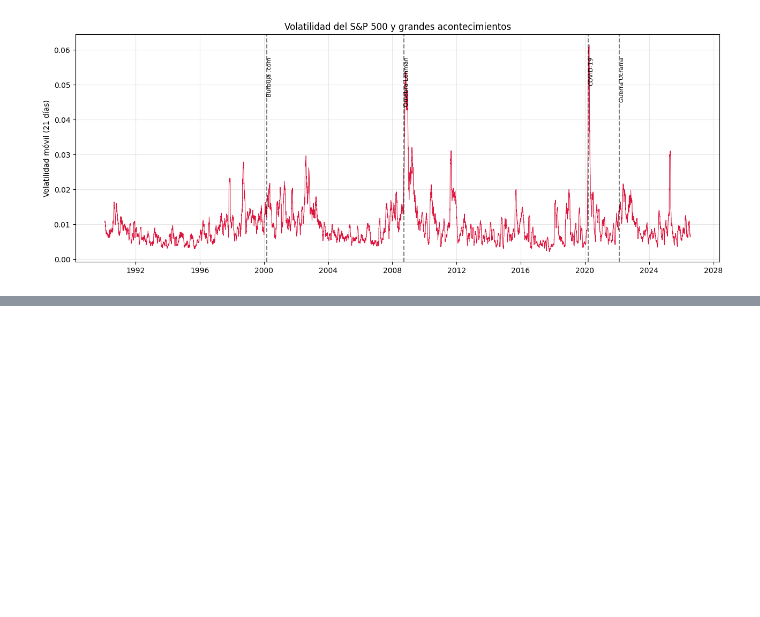
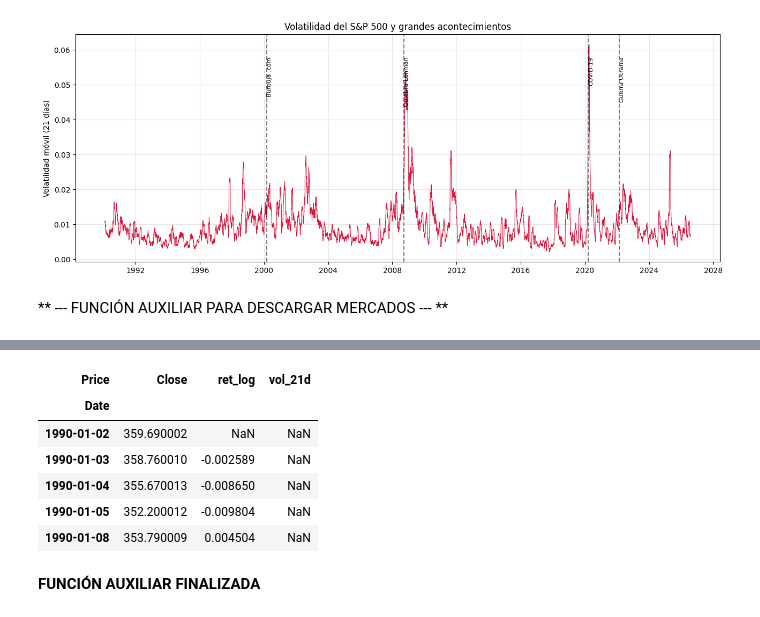
Before and after one commit to cristiangaymartin/tfm-estados-mercado, a Jupyter notebook: notebooks/01_ingesta.ipynb, the cells around one changed output, grey strips where cells are left out. Saved outputs shown, nothing was run; the diff lists cells and outputs as text; code cells hidden in the pictures; blank space fills up the shorter version.

```diff
--- a/notebooks/01_ingesta.ipynb
+++ b/notebooks/01_ingesta.ipynb
@@ -188,3 +189,43 @@ plt.tight_layout()
 plt.show()
 # %% [output]
 [figure]
+# %% [markdown]
+** --- FUNCIÓN AUXILIAR PARA DESCARGAR MERCADOS --- **
+# %%
+def cargar_mercado(ticker, start="1990-01-01"):
+    """
+    Descarga un índice de Yahoo Finance y devuelve una tabla limpia
+    con precio de cierre, log-rendimiento y volatilidad móvil de 21 días.
+
+    Parámetros:
+        ticker (str): símbolo del índice en Yahoo Finance (ej. '^GSPC').
+        start (str): fecha de inicio en formato 'AAAA-MM-DD'.
+
+    Devuelve:
+        DataFrame con columnas: Close, ret_log, vol_21d.
+    """
+    # 1. Descarga
+    df = yf.download(ticker, start=start, auto_adjust=True, progress=False)
+
+    # 2. Aplanar el MultiIndex (quedarnos con el primer nivel de nombres)
+    if isinstance(df.columns, pd.MultiIndex):
+        df.columns = df.columns.droplevel(1)
+
+    # 3. Nos quedamos solo con el cierre
+    df = df[["Close"]].copy()
+
+    # 4. Log-rendimiento
+    df["ret_log"] = np.log(df["Close"] / df["Close"].shift(1))
+
+    # 5. Volatilidad móvil de 21 días
+    df["vol_21d"] = df["ret_log"].rolling(window=21).std()
+
+    return df
+# %%
+# Probamos la función con el S&P 500
+sp500_v2 = cargar_mercado("^GSPC", start="1990-01-01")
+
+print(sp500_v2.shape)
+print("Rango:", sp500_v2.index.min(), "→", sp500_v2.index.max())
+sp500_v2.head()
+# %% [output]
@@ -190,0 +234,9 @@ plt.show()
+| Price | Close | ret_log | vol_21d |
+| Date |  |  |  |
+| 1990-01-02 | 359.690002 | NaN | NaN |
+| 1990-01-03 | 358.760010 | -0.002589 | NaN |
+| 1990-01-04 | 355.670013 | -0.008650 | NaN |
+| 1990-01-05 | 352.200012 | -0.009804 | NaN |
+| 1990-01-08 | 353.790009 | 0.004504 | NaN |
+# %% [markdown]
+**FUNCIÓN AUXILIAR FINALIZADA**
```
Also changed, not shown: parts of 11 cells of this notebook.
